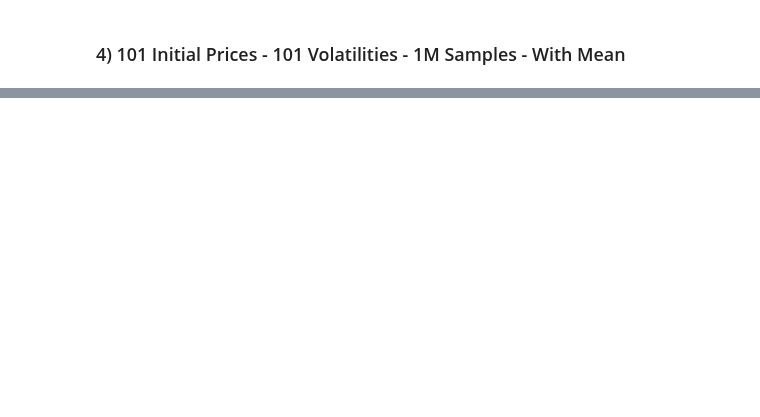
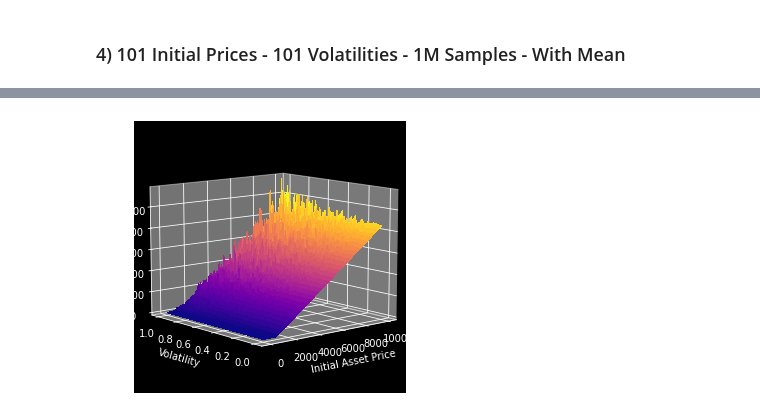
Before and after one commit to ogorodnikov/fmqa, a Jupyter notebook: finance/option_pricing/jax_mc.ipynb, the cells around one changed output, grey strips where cells are left out. Cells and saved outputs as stored; diff of their text form; code cells hidden in the pictures; blank space fills up the shorter version.

Commit message:
mc - add plots notebook

```diff
--- a/finance/option_pricing/jax_mc.ipynb
+++ b/finance/option_pricing/jax_mc.ipynb
@@ -39,7 +39,7 @@ def simple_monte_carlo(initial_stock_price, strike_price, time_to_maturity,
     return option_prices
 # %%
 def plot_asset_prices(initial_asset_prices, volatilities, asset_prices_meshgrid,
-                       elevation=10, initial_azimuth=230, title=None):
+                       elevation=10, initial_azimuth=230):
 
     initial_asset_prices_grid, volatilities_grid = np.meshgrid(initial_asset_prices, volatilities)
 
@@ -61,8 +61,6 @@ def plot_asset_prices(initial_asset_prices, volatilities, asset_prices_meshgrid,
     ax.set_ylabel('Volatility')
     ax.set_zlabel('Asset Price', rotation=90)
 
-    print(title + ':')
-
     plt.show()
 # %%
 # Fixed Parameters
@@ -183,0 +182,4 @@ plt.show()
+# %%
+plot_asset_prices(initial_stock_prices, volatilities, option_prices_meshgrid)
+# %% [output]
+[figure, added]
```
Also changed, not shown: parts of 3 cells of this notebook, 1 other file.
